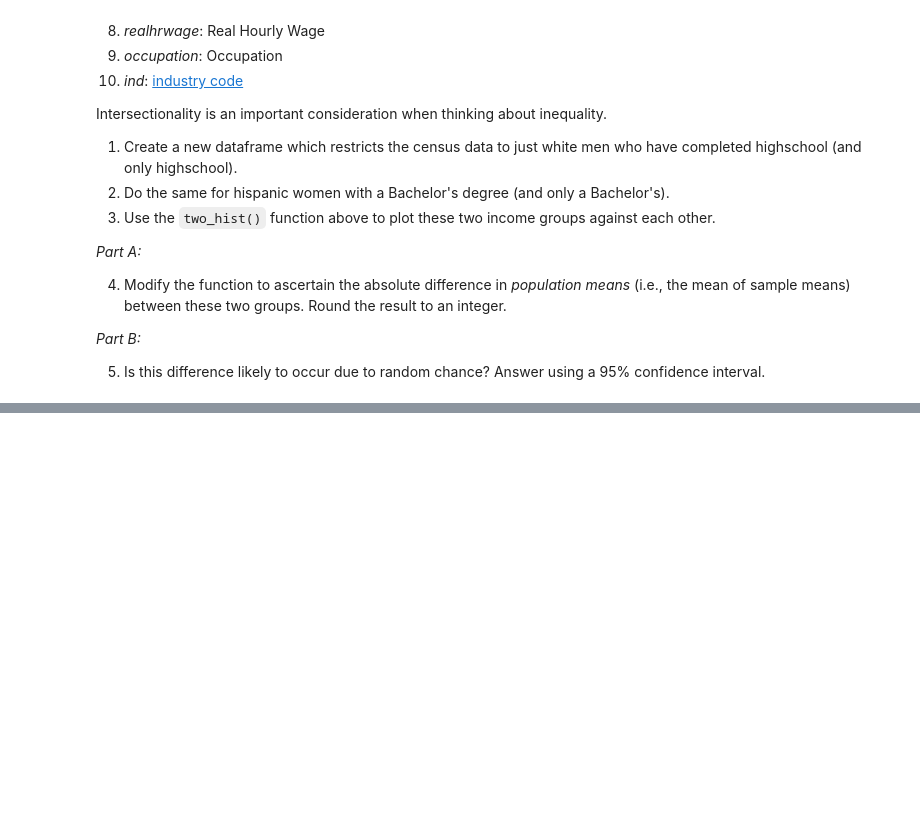
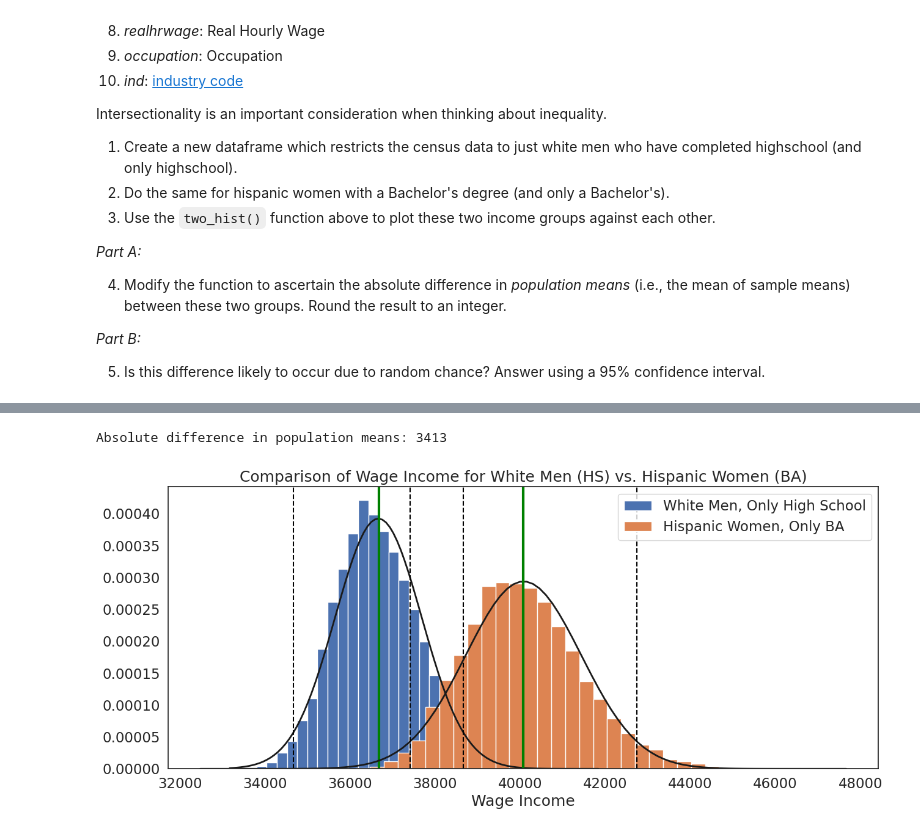
Before and after one commit to LPAT9999/QM, a Jupyter notebook: notebooks/W05. Distributions and Basic Statistics.ipynb, the cells around one changed output, grey strips where cells are left out. Saved outputs shown, nothing was run; the diff lists cells and outputs as text; code cells hidden in the pictures; blank space fills up the shorter version.

```diff
--- a/notebooks/W05. Distributions and Basic Statistics.ipynb
+++ b/notebooks/W05. Distributions and Basic Statistics.ipynb
@@ -622,0 +587,60 @@ Intersectionality is an important consideration when thinking about inequality.
+# %%
+#4.
+def two_hist2(groups, group_labs, xlab, title):
+    plt.figure(figsize=(15,6))  # Set the figure size
+    np.random.seed(42) #reproducability
+
+    it = -1  # Create a counter variable
+    sample_means_list = []  # To store the list of means for both groups
+    for var in groups:  # Loop through each group in the list of groups
+        it += 1  # Increase the iterator by 1
+        sample_size = 1000  # Set the sample size equal to 1000
+        sample_means = []  # Create an empty list to store sample means
+        iterations = 10000  # Set the number of iterations equal to 10,000
+
+        for i in range(iterations):  # Loop for bootstrapping
+            sample = var.sample(sample_size, replace=True)  # Draw sample
+            sample_mean = sample.mean()  # Calculate mean of the sample
+            sample_means.append(sample_mean)  # Append sample mean
+
+        # Store the mean of sample means for later calculation of the difference
+        sample_means_list.append(np.mean(sample_means))  # Mean of sample means
+
+        # Plot the histogram of sample means
+        plt.hist(sample_means, bins=int(iterations / 300), edgecolor='white', density=True, label=group_labs[it])
+
+        # Fit a normal distribution to the data
+        mu, se = norm.fit(sample_means)
+        xmin, xmax = plt.xlim()
+        x = np.linspace(xmin, xmax, 100)
+        p = norm.pdf(x, mu, se)
+
+        # Calculate the mean and confidence intervals
+        mean = var.mean()
+        lower_ci = mu - se * 1.96
+        upper_ci = mu + se * 1.96
+
+        # Plot the normal distribution curve
+        plt.plot(x, p, 'k', linewidth=2)
+        plt.xlabel(xlab)
+        plt.title(title)
+        plt.axvline(mean, color='green', linestyle='solid', linewidth=3)
+        plt.axvline(lower_ci, color='black', linestyle='dashed', linewidth=1.5)
+        plt.axvline(upper_ci, color='black', linestyle='dashed', linewidth=1.5)
+        plt.legend()  # Add a legend
+
+    # Calculate the absolute difference in population means
+    abs_diff = abs(sample_means_list[0] - sample_means_list[1])  # Absolute difference between means
+    print(f"Absolute difference in population means: {round(abs_diff)}")  # Print the result rounded to an integer
+
+    plt.show()  # Display the plot
+
+two_hist2(
+    groups=[df1['incwage'], df2['incwage']],  # Income as the variable to compare
+    group_labs=['White Men, Only High School', 'Hispanic Women, Only BA'],
+    xlab='Wage Income',  # x-axis label
+    title='Comparison of Wage Income for White Men (HS) vs. Hispanic Women (BA)'  # Title
+)
+# %% [output]
+Absolute difference in population means: 3413
+[figure, added]
```
Also changed, not shown: parts of 22 cells of this notebook.
